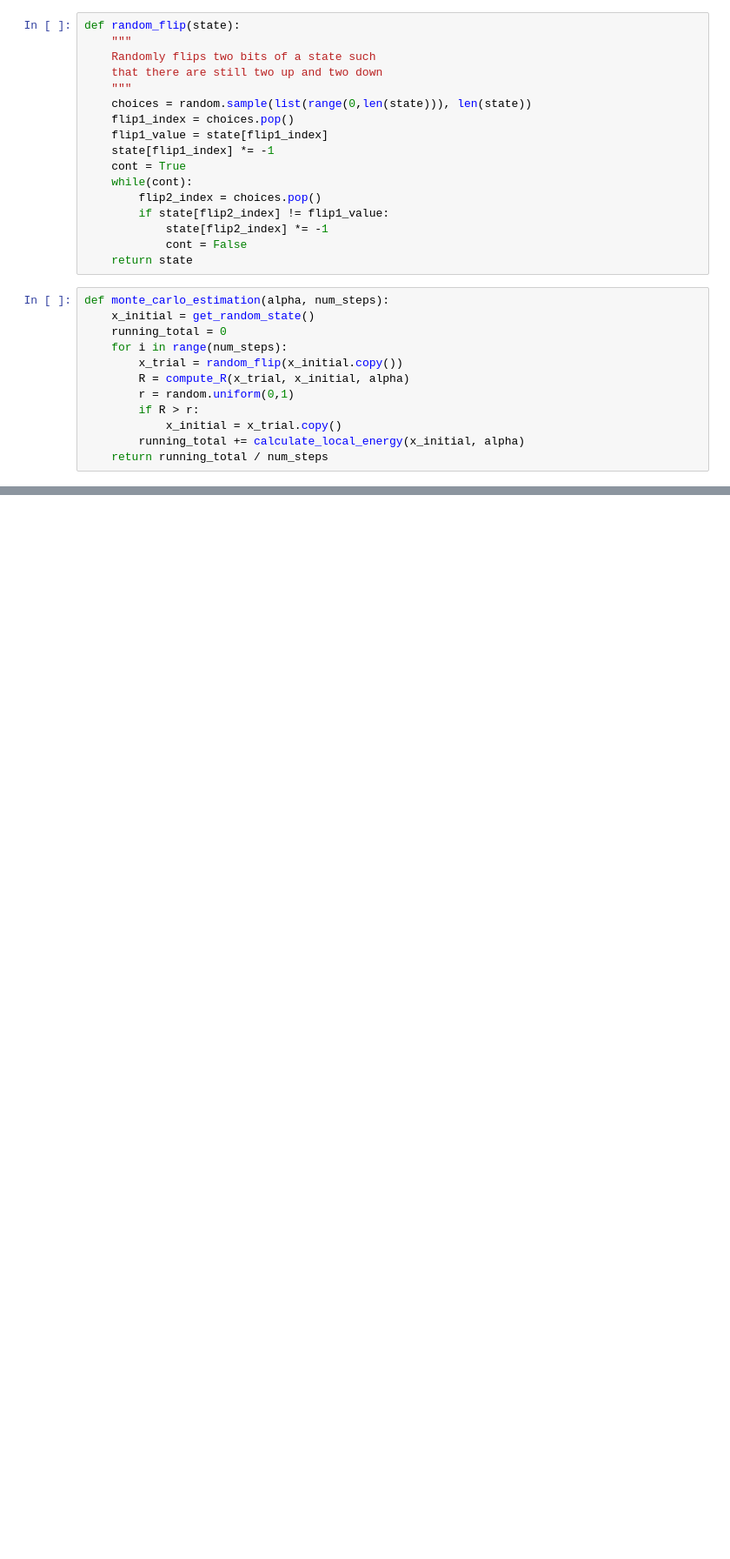
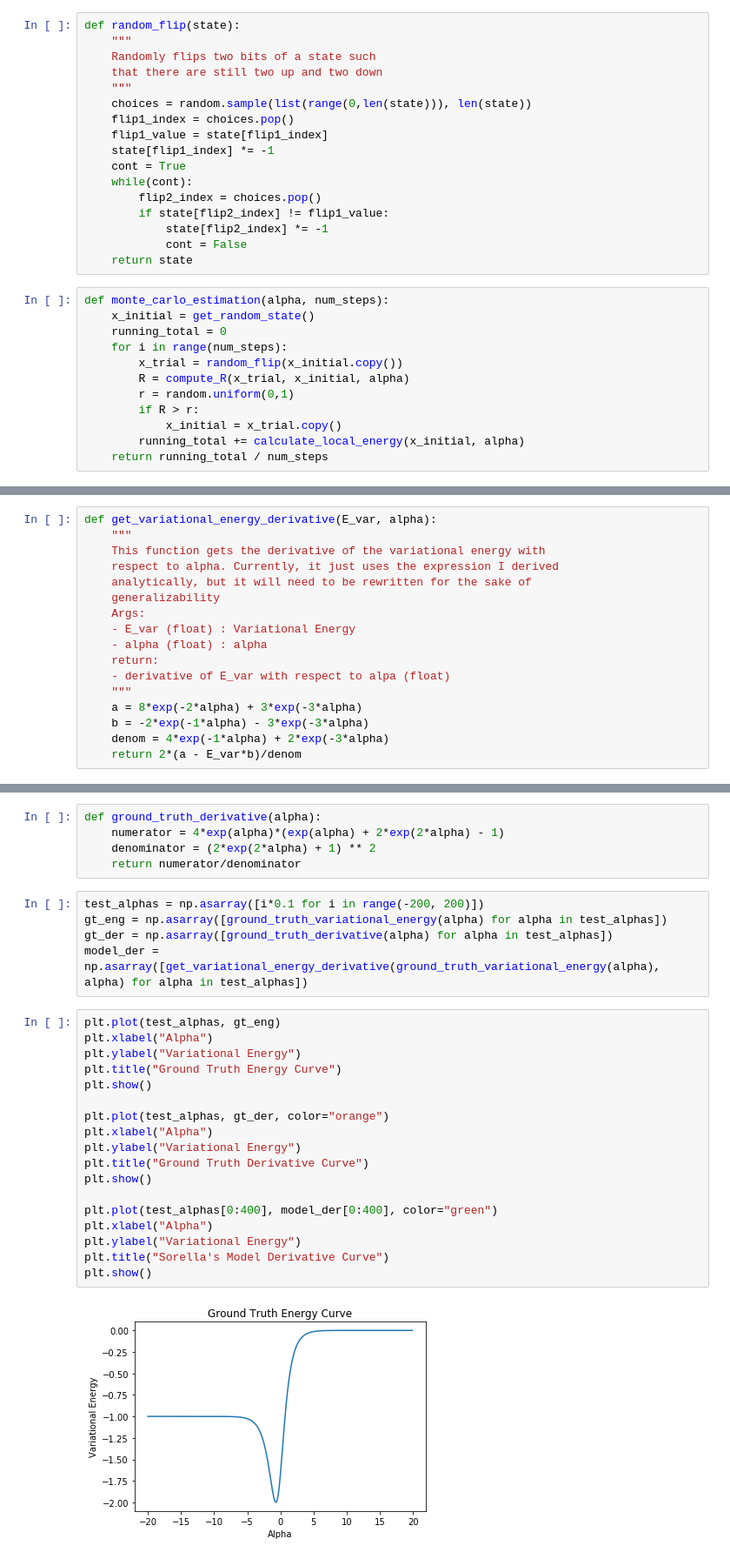
Before and after one commit to pat-hanbury/QuantumAdiabaticLearning, a Jupyter notebook: VariationalMonteCarl.ipynb, the cells around one changed output, grey strips where cells are left out. Shown at 87% size. Drawn from its saved outputs; the diff is of its cells as text; blank space fills up the shorter version.

Commit message:
Added Steepest Descent Algorithm for optimizing VMC using Sorella's Method

```diff
--- a/VariationalMonteCarl.ipynb
+++ b/VariationalMonteCarl.ipynb
@@ -277,0 +189,17 @@ print(f"Minimum Energy: {energies[index]}")
+# %%
+def get_variational_energy_derivative(E_var, alpha):
+    """
+    This function gets the derivative of the variational energy with
+    respect to alpha. Currently, it just uses the expression I derived
+    analytically, but it will need to be rewritten for the sake of
+    generalizability
+    Args:
+    - E_var (float) : Variational Energy
+    - alpha (float) : alpha
+    return:
+    - derivative of E_var with respect to alpa (float)
+    """
+    a = 8*exp(-2*alpha) + 3*exp(-3*alpha)
+    b = -2*exp(-1*alpha) - 3*exp(-3*alpha)
+    denom = 4*exp(-1*alpha) + 2*exp(-3*alpha)
+    return 2*(a - E_var*b)/denom
@@ -277,0 +208,30 @@ print(f"Minimum Energy: {energies[index]}")
+# %%
+def ground_truth_derivative(alpha):
+    numerator = 4*exp(alpha)*(exp(alpha) + 2*exp(2*alpha) - 1)
+    denominator = (2*exp(2*alpha) + 1) ** 2
+    return numerator/denominator
+# %%
+test_alphas = np.asarray([i*0.1 for i in range(-200, 200)])
+gt_eng = np.asarray([ground_truth_variational_energy(alpha) for alpha in test_alphas])
+gt_der = np.asarray([ground_truth_derivative(alpha) for alpha in test_alphas])
+model_der = np.asarray([get_variational_energy_derivative(ground_truth_variational_energy(alpha), alpha) for alpha in test_alphas])
+# %%
+plt.plot(test_alphas, gt_eng)
+plt.xlabel("Alpha")
+plt.ylabel("Variational Energy")
+plt.title("Ground Truth Energy Curve")
+plt.show()
+
+plt.plot(test_alphas, gt_der, color="orange")
+plt.xlabel("Alpha")
+plt.ylabel("Variational Energy")
+plt.title("Ground Truth Derivative Curve")
+plt.show()
+
+plt.plot(test_alphas[0:400], model_der[0:400], color="green")
+plt.xlabel("Alpha")
+plt.ylabel("Variational Energy")
+plt.title("Sorella's Model Derivative Curve")
+plt.show()
+# %% [output]
+[figure, added]
```
Also changed, not shown: parts of 26 cells of this notebook, 1 other file.
